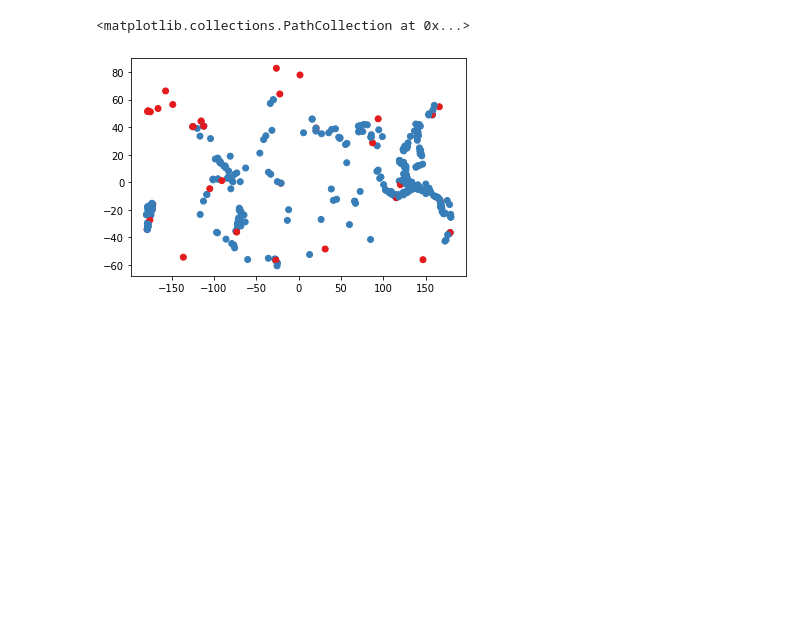
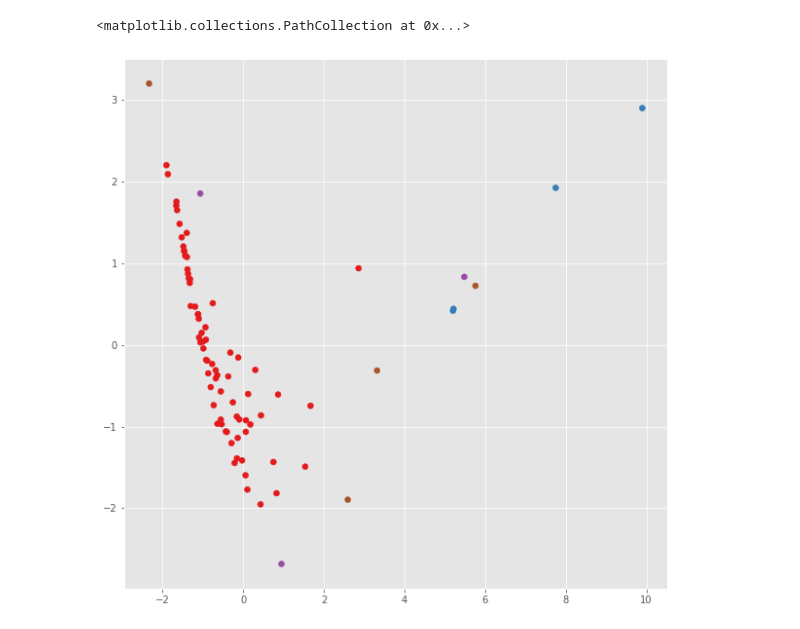
Before and after one commit to pmundot/Earthquakes, a Jupyter notebook: USGS_Data_Scrape_and _Map.ipynb, the cells around one changed output. Saved outputs shown, nothing was run; the diff lists cells and outputs as text; code cells hidden in the pictures; blank space fills up the shorter version.

```diff
--- a/USGS_Data_Scrape_and _Map.ipynb
+++ b/USGS_Data_Scrape_and _Map.ipynb
@@ -6,6 +6,9 @@ import scipy as sci
 from requests import get
 import folium
 from geopy.geocoders import ArcGIS
+plt.style.use('ggplot')
+%matplotlib inline
+plt.rcParams['figure.figsize'] = (10, 10)
 # %%
 url = 'http://feed.unmung.com/feed?feed=http://earthquake.usgs.gov/earthquakes/feed/v1.0/summary/4.5+_month.atom'
 # %%
@@ -145,0 +202,12 @@ sca=scale(dat)
+# %%
+dat=Database[['Magnitude','Intensity (MMI / JMA)','Fatalities','Injuries','displaced','Impact value (D)','buildings damaged','buildings destroyed']].dropna()
+sca=scale(dat)
+pca_model = PCA()
+X_PCA = pca_model.fit_transform(sca)
+fig, ax = plt.subplots()
+ax.set_xlim(X_PCA[:,0].min()-1,X_PCA[:,0].max()+1)
+ax.set_ylim(X_PCA[:,1].min()-1,X_PCA[:,1].max()+1)
+plt.scatter(X_PCA[:,0],X_PCA[:,1])
+plt.xlabel('Principal Component 1')
+plt.ylabel('Principal Component 2')
+plt.title('Principal Component of States')
@@ -154,6 +245,6 @@ plt.scatter(Current['longitude'],Current['lattitude'])
 # %%
-y_pred = KMeans(n_clusters=4,n_init=1, init='random', max_iter=1).fit_predict(sca)
-Current['grouping']=y_pred
-plt.scatter(Current['longitude'],Current['lattitude'],c=y_pred,cmap=cmap)
+y_pred = KMeans(n_clusters=4).fit_predict(sca)
+dat['grouping']=y_pred
+plt.scatter(X_PCA[:,0],X_PCA[:,1],c=y_pred,cmap=cmap)
 # %% [output]
 <matplotlib.collections.PathCollection at 0x...>
@@ -188,7 +295,7 @@ n = 20. Score =0.358180
 # %%
 agg_cluster_model = AgglomerativeClustering(linkage='complete', affinity='euclidean', n_clusters=7)
 y_pred1 = agg_cluster_model.fit_predict(sca)
-Current['grouping1']=y_pred1
-plt.scatter(Current['longitude'],Current['lattitude'],c=y_pred1,cmap=cmap)
+dat['grouping1']=y_pred1
+plt.scatter(X_PCA[:,0],X_PCA[:,1],c=y_pred1,cmap=cmap)
 # %% [output]
 <matplotlib.collections.PathCollection at 0x...>
@@ -196,8 +303,8 @@ plt.scatter(Current['longitude'],Current['lattitude'],c=y_pred1,cmap=cmap)
 # %%
-db_model = DBSCAN(eps=1, min_samples=30).fit(sca)
+db_model = DBSCAN(eps=1, min_samples=1).fit(sca)
 y_pred2 = db_model.fit_predict(sca)
-Current['grouping2']=y_pred2
-plt.scatter(Current['longitude'],Current['lattitude'],c=y_pred2,cmap=cmap)
+dat['grouping2']=y_pred2
+plt.scatter(X_PCA[:,0],X_PCA[:,1],c=y_pred2,cmap=cmap)
 # %% [output]
 <matplotlib.collections.PathCollection at 0x...>
-[figure, old version]
+[figure, new version]
```
Also changed, not shown: parts of 13 cells of this notebook, 3 other files.
